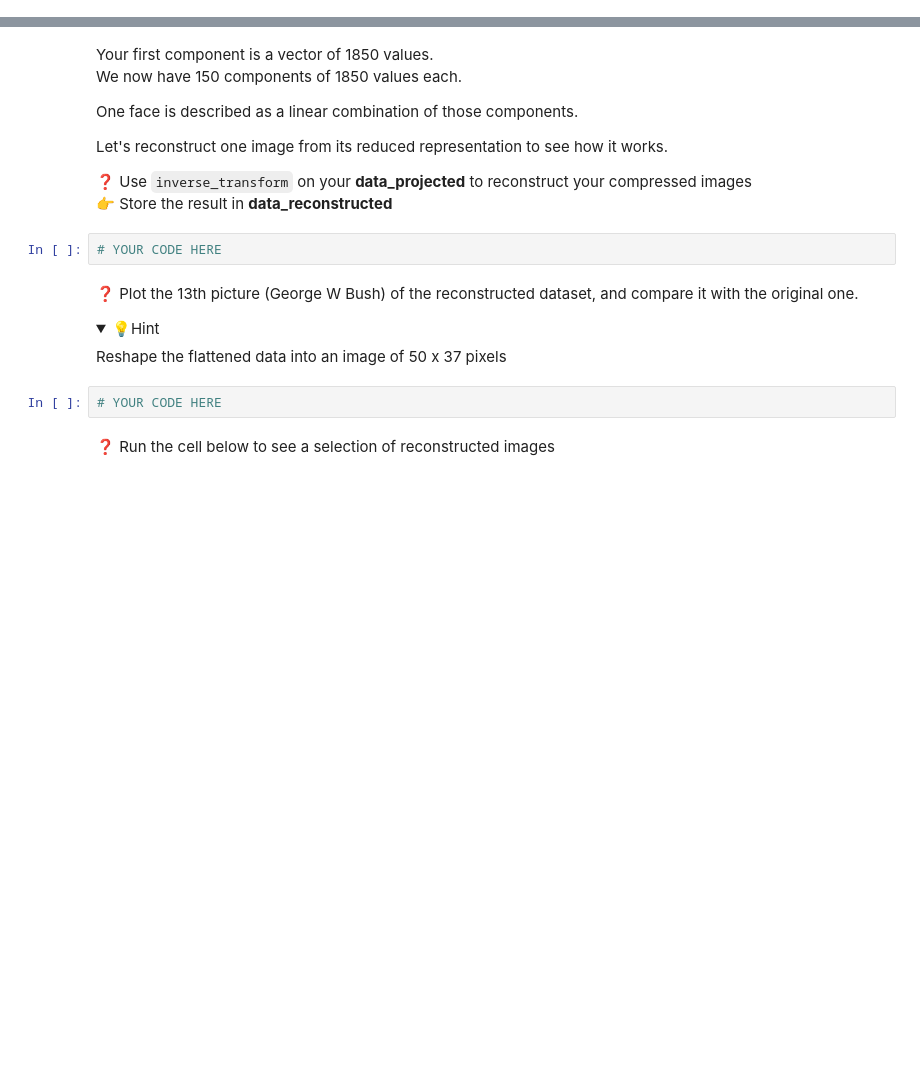
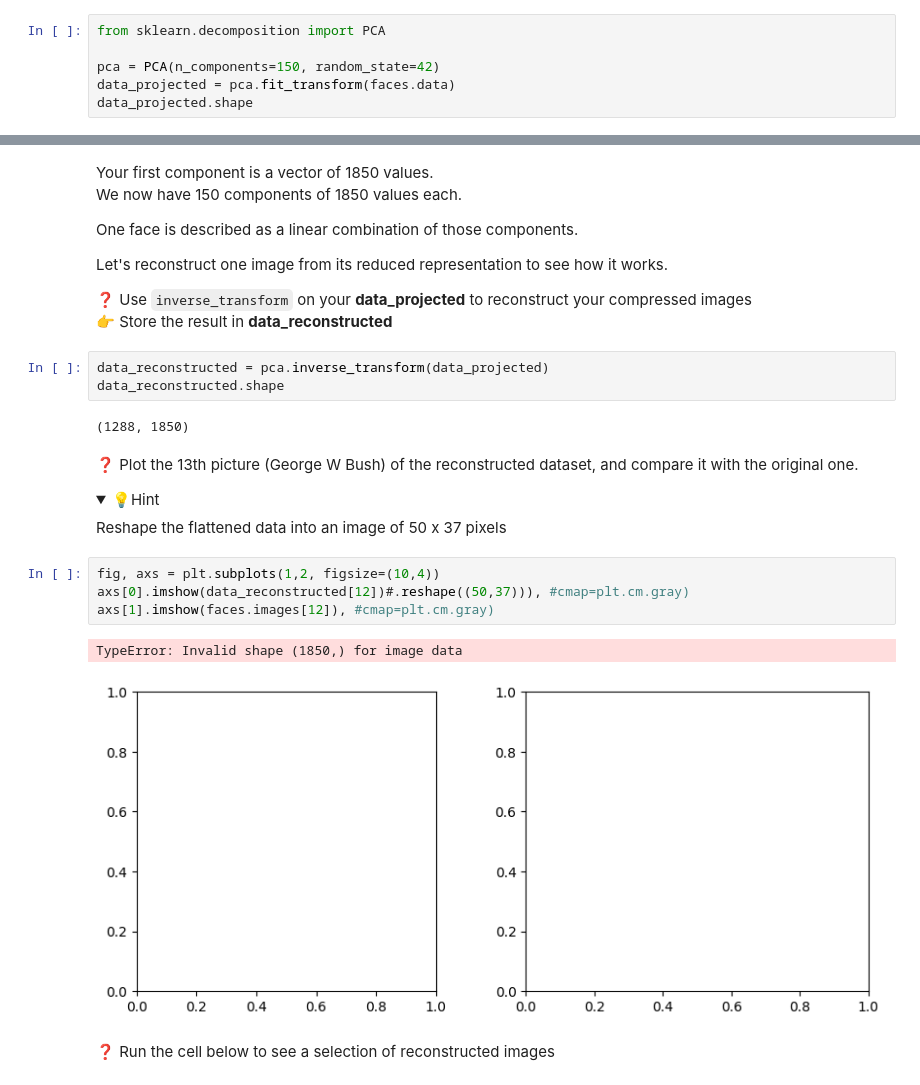
Before and after one commit to multiyumz/data-science-challenges, a Jupyter notebook: data-face-recognition/face_recognition.ipynb, the cells around one changed output, grey strips where cells are left out. Cells and saved outputs as stored; diff of their text form; folded sections open; blank space fills up the shorter version.

```diff
--- a/data-face-recognition/face_recognition.ipynb
+++ b/data-face-recognition/face_recognition.ipynb
@@ -77,0 +84,6 @@ While maintaining most of the information in the data
+# %%
+from sklearn.decomposition import PCA
+
+pca = PCA(n_components=150, random_state=42)
+data_projected = pca.fit_transform(faces.data)
+data_projected.shape
@@ -98,8 +120,11 @@ Let's reconstruct one image from its reduced representation to see how it works.
 
 ❓ Use `inverse_transform` on your **data_projected** to reconstruct your compressed images
 👉 Store the result in **data_reconstructed**
-# %%
-# YOUR CODE HERE
+# %%
+data_reconstructed = pca.inverse_transform(data_projected)
+data_reconstructed.shape
+# %% [output]
+(1288, 1850)
 # %% [markdown]
 ❓ Plot the 13th picture (George W Bush) of the reconstructed dataset, and compare it with the original one.
 
@@ -107,8 +132,13 @@ Let's reconstruct one image from its reduced representation to see how it works.
     <summary>💡Hint</summary>
 Reshape the flattened data into an image of 50 x 37 pixels
 </details>
-# %%
-# YOUR CODE HERE
+# %%
+fig, axs = plt.subplots(1,2, figsize=(10,4))
+axs[0].imshow(data_reconstructed[12])#.reshape((50,37))), #cmap=plt.cm.gray)
+axs[1].imshow(faces.images[12]), #cmap=plt.cm.gray)
+# %% [output]
+TypeError: Invalid shape (1850,) for image data
+[figure, added]
 # %% [markdown]
 ❓ Run the cell below to see a selection of reconstructed images
 # %%
```
Also changed, not shown: parts of 7 cells of this notebook, 1 other file.
